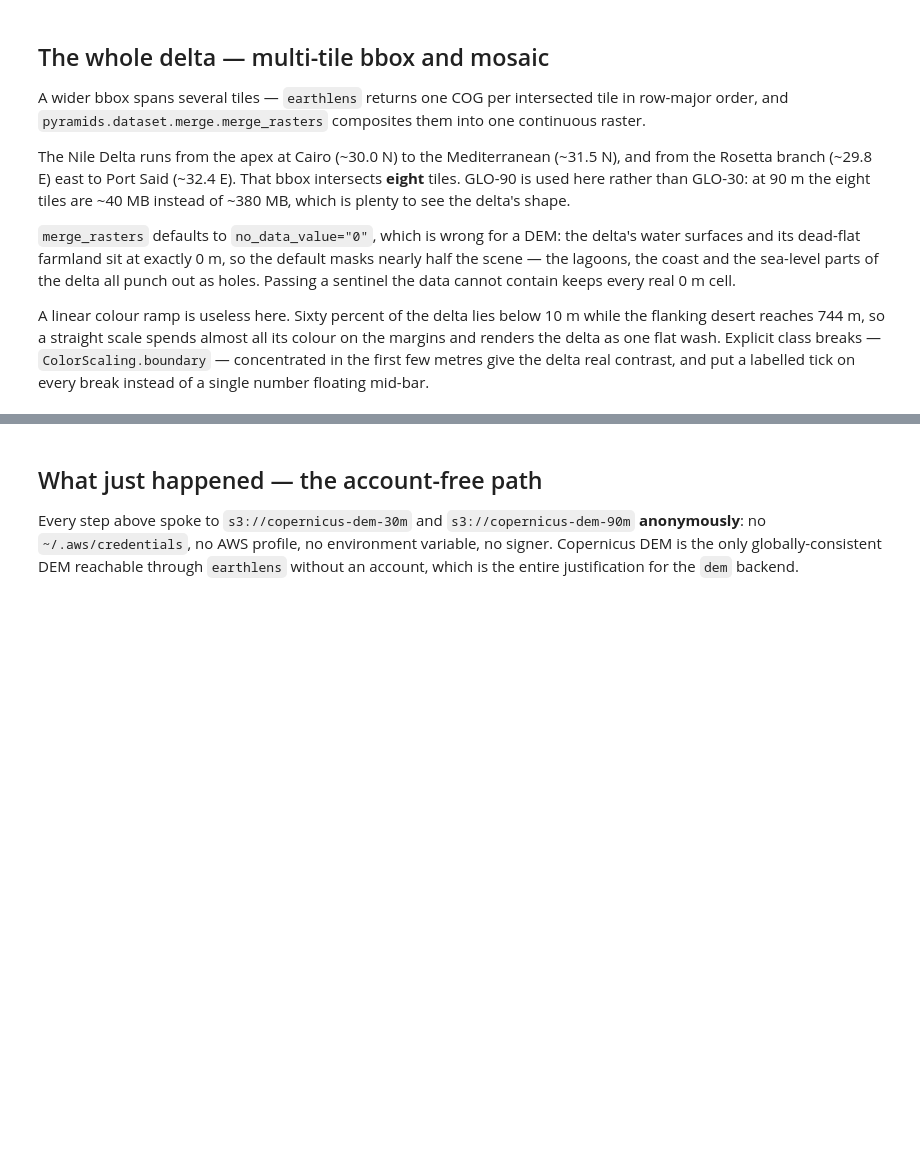
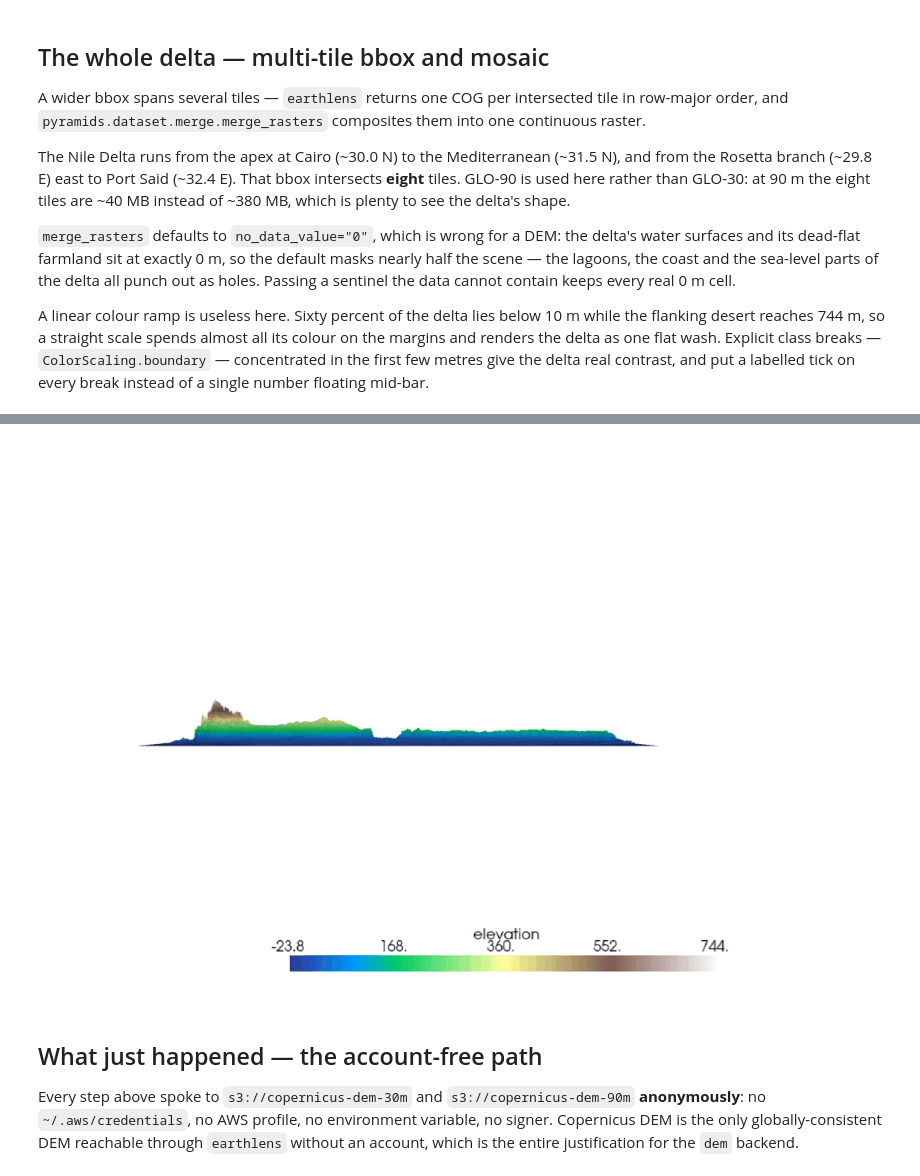
Before and after one commit to serapeum-org/earth2observe, a Jupyter notebook: docs/examples/dem/01_dem_quickstart.ipynb, the cells around one changed output, grey strips where cells are left out. Saved outputs shown, nothing was run; the diff lists cells and outputs as text; code cells hidden in the pictures; blank space fills up the shorter version.

```diff
--- a/docs/examples/dem/01_dem_quickstart.ipynb
+++ b/docs/examples/dem/01_dem_quickstart.ipynb
@@ -15,16 +15,20 @@ into one continuous raster.
 `earthlens` provides the unified `EarthLens` entry point; `pyramids` reads the
 downloaded COG; downloads go to a per-notebook temp directory.
 # %%
+import os
 import tempfile
 from pathlib import Path
 
+from IPython.display import Image, display
 from pyramids.dataset import Dataset
 from pyramids.plot import ColorBar, ColorScaling
 
 from earthlens.core import EarthLens
 from earthlens.dem import Catalog
 
-download_root = Path(tempfile.mkdtemp(prefix='dem-quickstart-'))
+# DEM tiles are large, so they land off the system drive; override with EARTHLENS_CACHE.
+(Path(os.environ.get('EARTHLENS_CACHE', 'D:/earthlens-cache')) / 'dem').mkdir(parents=True, exist_ok=True)
+download_root = Path(tempfile.mkdtemp(prefix='dem-quickstart-', dir=Path(os.environ.get('EARTHLENS_CACHE', 'D:/earthlens-cache')) / 'dem'))
 print(f'downloads will land under: {download_root}')
 
 # Shared class breaks so all three maps are directly comparable. Most of the
@@ -173,3 +224,15 @@ glyph.ax.set_ylabel(LAT_LABEL)
+# %%
+from digitalearth.sources import get_source
+from digitalearth.three_d import Scene3D
+
+scene = Scene3D(off_screen=True, window_size=(900, 700))
+scene.terrain(get_source(delta), z_exaggeration=40.0, cmap='terrain')
+orbit_gif = scene.orbit(str(delta_out / 'nile_delta_orbit.gif'), n_frames=24, framerate=10)
+scene.close()
+
+display(Image(filename=orbit_gif))
+# %% [output]
+[figure, added]
 # %% [markdown]
 ## What just happened — the account-free path
 
```
Also changed, not shown: parts of 8 cells of this notebook, 2 other files.
